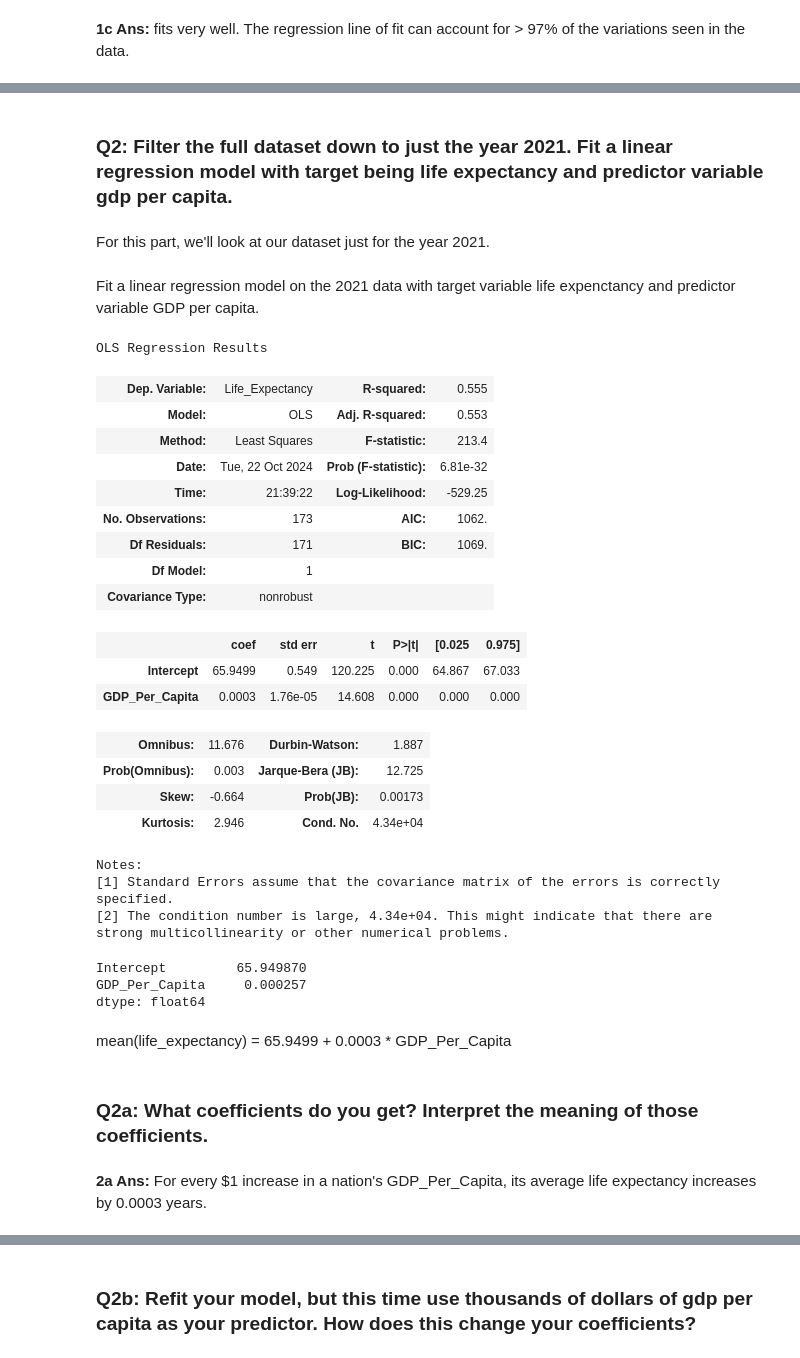
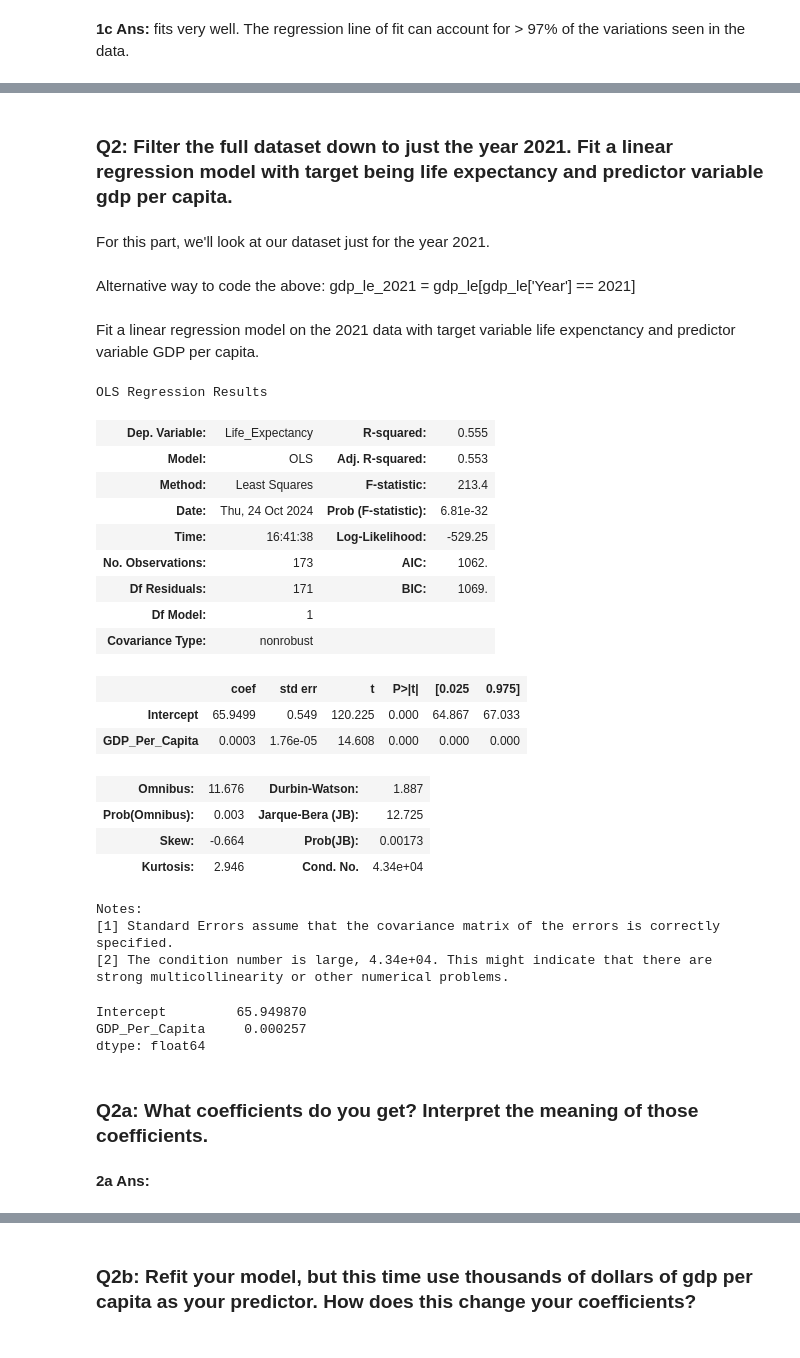
Before and after one commit to nss-data-science-cohort-8/un-linear-regression-MultidisciplinaryDeepDives, a Jupyter notebook: notebooks/UN_LinearRegression_In-ClassProject.ipynb, the cells around one changed output, grey strips where cells are left out. Cells and saved outputs as stored; diff of their text form; code cells hidden in the pictures.

```diff
--- a/notebooks/UN_LinearRegression_In-ClassProject.ipynb
+++ b/notebooks/UN_LinearRegression_In-ClassProject.ipynb
@@ -243,21 +327,23 @@ fit_df.plot(x = 'Year', y = 'fitted', ax = ax, color = 'black', label = 'fitted'
 # %% [markdown]
-### Q2: Filter the full dataset down to just the year 2021. Fit a linear regression model with target being life expectancy and predictor variable gdp per capita.
+### **Q2:** Filter the full dataset down to just the year 2021. Fit a linear regression model with target being life expectancy and predictor variable gdp per capita.
 # %% [markdown]
 For this part, we'll look at our dataset just for the year 2021.
 # %%
 gdp_le_2021 = gdp_le[gdp_le['Year'] == 2021].copy()
+# %% [markdown]
+Alternative way to code the above: gdp_le_2021 = gdp_le[gdp_le['Year'] == 2021]
 # %% [markdown]
 Fit a linear regression model on the 2021 data with target variable life expenctancy and predictor variable GDP per capita.
 # %%
-lm = smf.ols('Life_Expectancy ~ GDP_Per_Capita', data = gdp_le_2021 ).fit()
-lm.summary()
+lr_le_gdp = smf.ols('Life_Expectancy ~ GDP_Per_Capita', data = gdp_le_2021).fit()
+lr_le_gdp.summary()
 # %% [output]
 OLS Regression Results
 | Dep. Variable: | Life_Expectancy | R-squared: | 0.555 |
 | Model: | OLS | Adj. R-squared: | 0.553 |
 | Method: | Least Squares | F-statistic: | 213.4 |
-| Date: | Tue, 22 Oct 2024 | Prob (F-statistic): | 6.81e-32 |
-| Time: | 21:39:22 | Log-Likelihood: | -529.25 |
+| Date: | Thu, 24 Oct 2024 | Prob (F-statistic): | 6.81e-32 |
+| Time: | 16:41:38 | Log-Likelihood: | -529.25 |
 | No. Observations: | 173 | AIC: | 1062. |
 | Df Residuals: | 171 | BIC: | 1069. |
 | Df Model: | 1 |  |  |
@@ -279,9 +365,7 @@ lm.params
 Intercept         65.949870
 GDP_Per_Capita     0.000257
 dtype: float64
-# %% [markdown]
-mean(life_expectancy) = 65.9499 + 0.0003 * GDP_Per_Capita
 # %% [markdown]
 ### **Q2a:** What coefficients do you get? Interpret the meaning of those coefficients.
 # %% [markdown]
-**2a Ans:** For every $1 increase in a nation's GDP_Per_Capita, its average life expectancy increases by 0.0003 years.
+**2a Ans:**
```
Also changed, not shown: parts of 70 cells of this notebook.
